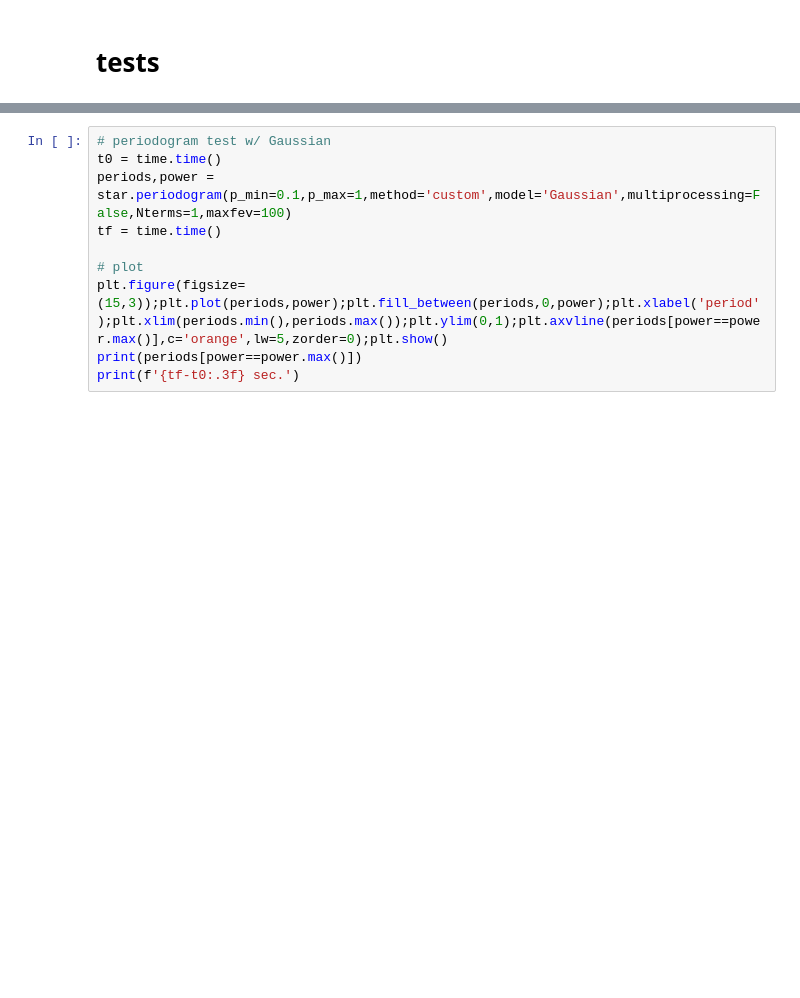
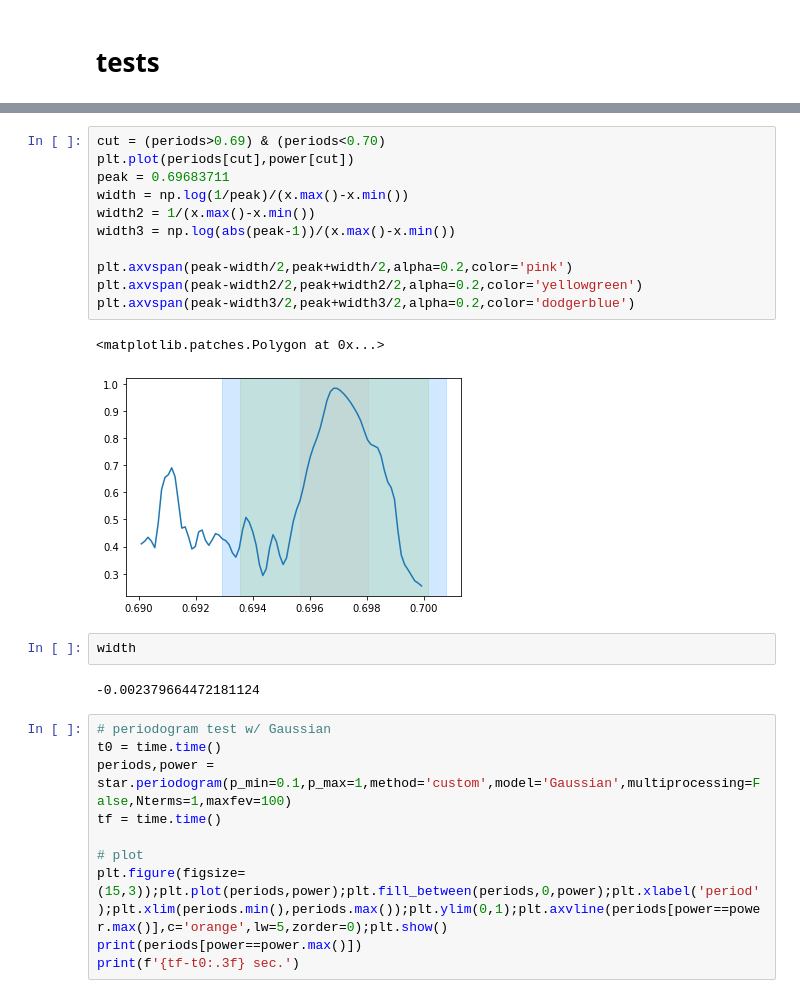
Before and after one commit to SterlingYM/astroPIPS, a Jupyter notebook: test.ipynb, the cells around one changed output, grey strips where cells are left out. Drawn from its saved outputs; the diff is of its cells as text; blank space fills up the shorter version.

```diff
--- a/test.ipynb
+++ b/test.ipynb
@@ -71,3 +118,21 @@ print(periods[power==power.max()])
+# %%
+cut = (periods>0.69) & (periods<0.70)
+plt.plot(periods[cut],power[cut])
+peak = 0.69683711
+width = np.log(1/peak)/(x.max()-x.min())
+width2 = 1/(x.max()-x.min())
+width3 = np.log(abs(peak-1))/(x.max()-x.min())
+
+plt.axvspan(peak-width/2,peak+width/2,alpha=0.2,color='pink')
+plt.axvspan(peak-width2/2,peak+width2/2,alpha=0.2,color='yellowgreen')
+plt.axvspan(peak-width3/2,peak+width3/2,alpha=0.2,color='dodgerblue')
+# %% [output]
+<matplotlib.patches.Polygon at 0x...>
+[figure, added]
+# %%
+width
+# %% [output]
+-0.002379664472181124
 # %%
 # periodogram test w/ Gaussian
 t0 = time.time()
```
Also changed, not shown: parts of 12 cells of this notebook, 3 other files.
